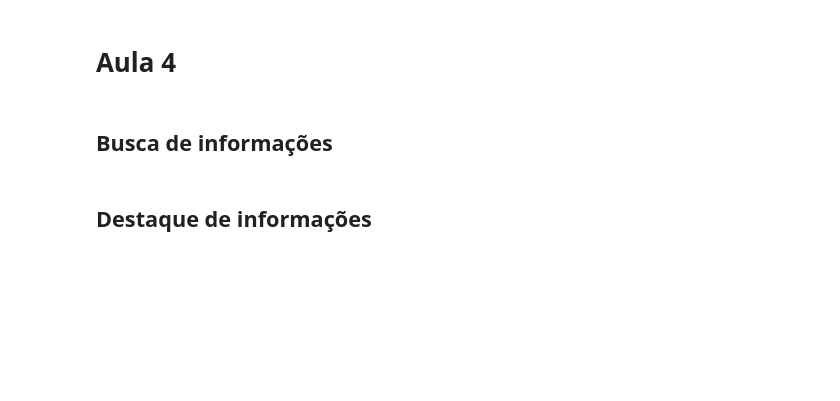
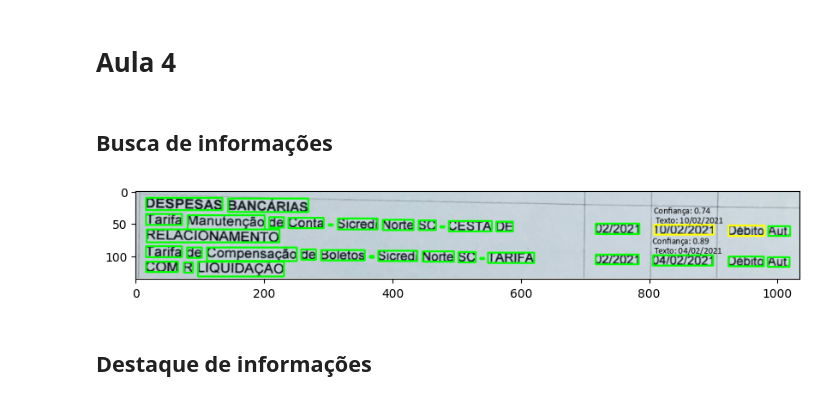
Before and after one commit to bilhalvadiego/text-recognize, a Jupyter notebook: Notebooks/Aula 1/Aula 1.2 - Reconhecimento_de_texto_com_OCR.ipynb, the cells around one changed output. Saved outputs shown, nothing was run; the diff lists cells and outputs as text; code cells hidden in the pictures; blank space fills up the shorter version.

```diff
--- a/Notebooks/Aula 1/Aula 1.2 - Reconhecimento_de_texto_com_OCR.ipynb
+++ b/Notebooks/Aula 1/Aula 1.2 - Reconhecimento_de_texto_com_OCR.ipynb
@@ -280,7 +193,4 @@ resultado
 # %%
-import ipywidgets as widgets
-from IPython.display import display
-
 min_conf_slider = widgets.FloatSlider(
     value=40,
     min=0,
@@ -291,7 +201,7 @@ min_conf_slider = widgets.FloatSlider(
 display(min_conf_slider)
 
 vermelho = widgets.FloatSlider(
-    value=40,
+    value=60,
     min=0,
     max=100,
     description='vermelho menor que: '
@@ -300,7 +210,7 @@ vermelho = widgets.FloatSlider(
 display(vermelho)
 
 amarelo = widgets.FloatSlider(
-    value=40,
+    value=80,
     min=0,
     max=100,
     description='amarelo menor que: '
@@ -318,9 +226,6 @@ print(min_conf_slider.value)
 # %% [markdown]
 ## Caixa delimitadora
 # %%
-import matplotlib.pyplot as plt
-from PIL import ImageFont, ImageDraw, Image
-
 fonte = '../../Imagens/calibri.ttf'
 
 def escreve_texto(texto, x, y, img, fonte, tamanho_texto=32):
@@ -368,6 +273,6 @@ for i in range(len(resultado['text'])):
 
         x, y, img, texto = caixa_texto(resultado, img_copia, i, str((confianca/100)), cor)
         texto_add = f'Confiança: {confianca/100}\n Texto: {texto}'
-        img_copia = escreve_texto(texto_add, x, y-14, img_copia, fonte, tamanho_texto=14)
+        img_copia = escreve_texto(texto_add, x, y-14, img, fonte, tamanho_texto=14)
 
 plt.imshow(img_copia);
@@ -383,6 +286,81 @@ plt.imshow(img_copia);
 # Aula 4
 # %% [markdown]
 ## Busca de informações
+# %%
+fonte = '../../Imagens/calibri.ttf'
+padrao_data = '^(0[1-9]|[12][0-9]|3[01])/(0[1-9]|1[012])/(19|20)\d\d$'
+
+img = cv2.imread("../../Imagens/Aula4-tabela_teste.png")
+
+rgb = cv2.cvtColor(img, cv2.COLOR_BGR2RGB)
+
+config_tesseract = f'--tessdata-dir {os.environ["TESSDATA_PREFIX"]}'
+resultado = pytesseract.image_to_data(rgb, config=config_tesseract, lang='por', output_type=pytesseract.Output.DICT)
+resultado
+
+
+# plt.imshow(rgb);
+
+fonte = '../../Imagens/calibri.ttf'
+
+def escreve_texto(texto, x, y, img, fonte, tamanho_texto=32):
+    fonte = ImageFont.truetype(fonte, tamanho_texto)
+    img_pil = Image.fromarray(img)
+    draw = ImageDraw.Draw(img_pil)
+    draw.text((x, y - tamanho_texto), texto, font = fonte, fill=(0,0,0))
+    img = np.array(img_pil)
+    return img
+
+def caixa_texto(resultado, img, i, valor, cor = (255, 100, 0)):
+    x = resultado['left'][i]
+    y = resultado['top'][i]
+    w = resultado['width'][i]
+    h = resultado['height'][i]
+
+    cv2.rectangle(img, (x, y), (x+w, y+h), cor, 2)
+
+    # # Defina a posição e texto que você deseja adicionar
+    texto = resultado['text'][i]
+    # posicao_texto = (x, y-10)
+
+    # Defina a fonte, escala, cor e espessura da linha
+    fonte = cv2.FONT_HERSHEY_SIMPLEX
+    escala = 0.5
+    cor_texto = (0, 0, 0)  # Preto
+    espessura = 1
+
+    # Adicione o texto à imagem
+    # cv2.putText(img, f'{valor}-{texto}', posicao_texto, fonte, escala, cor_texto, espessura)
+
+    return x, y, img, texto
+
+
+img_copia = rgb.copy()
+for i in range(len(resultado['text'])):
+    confianca = int(resultado['conf'][i])
+    if (confianca/100) > (min_conf_slider.value/100):
+        if (confianca/100) < (vermelho.value/100): #coloca a cor vermelha caso a confinça seja menor que 60%
+            cor = (255,0,0)
+        elif (confianca/100) < (amarelo.value/100): #coloca a cor amarela caso a confinça seja menor que 80%
+            cor = (255,255,0)
+        else:
+            cor = (0,255,0)
+
+        x, y, img, texto = caixa_texto(resultado, img_copia, i, str((confianca/100)), cor)
+        texto_add = f'Confiança: {confianca/100}\n Texto: {texto}'
+
+        if re.match(padrao_data, texto):
+            img_copia = escreve_texto(texto_add, x, y-14, img, fonte, tamanho_texto=14)
+
+plt.figure(figsize=(10, 8))
+
+# Exiba a imagem na figura
+plt.imshow(img_copia)
+
+# Mostre a figura
+plt.show()
+# %% [output]
+[figure, added]
 # %% [markdown]
 ## Destaque de informações
 # %% [markdown]
```
Also changed, not shown: parts of 16 cells of this notebook.
